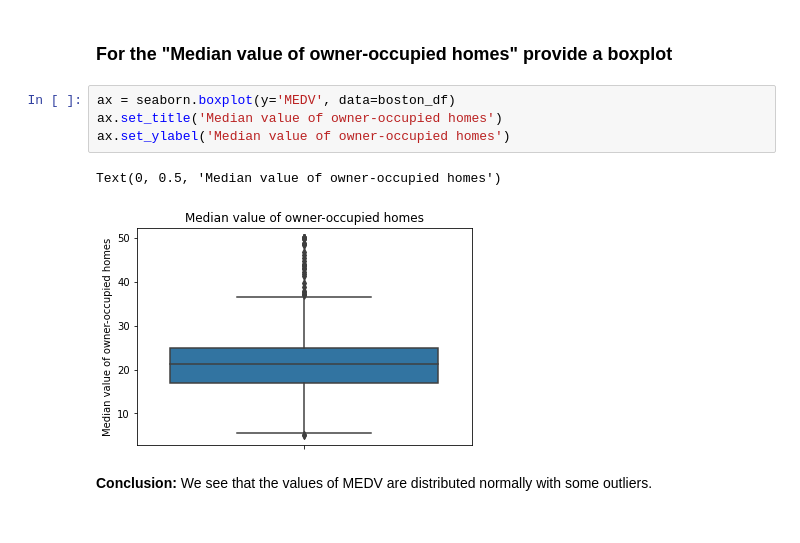
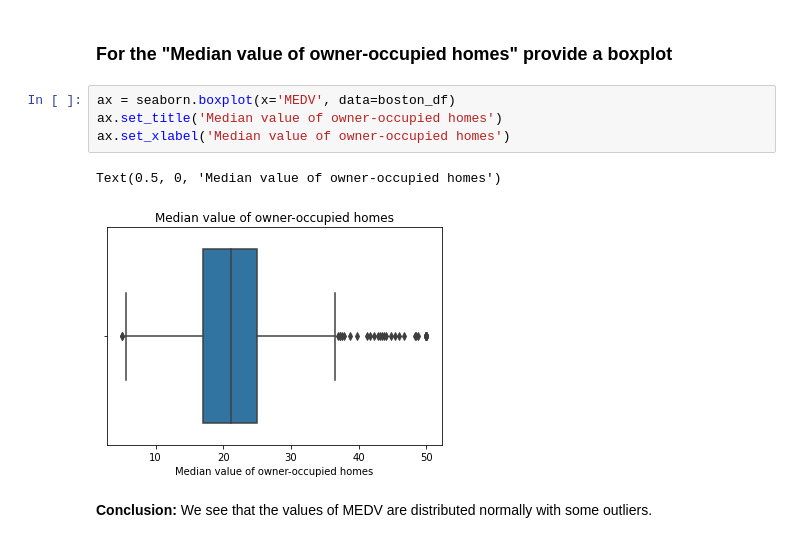
Before and after one commit to eks/statistics_for_data_science, a Jupyter notebook: Boston Housing.ipynb, the cells around one changed output. Saved outputs shown, nothing was run; the diff lists cells and outputs as text.

```diff
--- a/Boston Housing.ipynb
+++ b/Boston Housing.ipynb
@@ -61,12 +61,12 @@ Generate the following and explain your findings:
 # %% [markdown]
 ### For the "Median value of owner-occupied homes" provide a boxplot
 # %%
-ax = seaborn.boxplot(y='MEDV', data=boston_df)
+ax = seaborn.boxplot(x='MEDV', data=boston_df)
 ax.set_title('Median value of owner-occupied homes')
-ax.set_ylabel('Median value of owner-occupied homes')
+ax.set_xlabel('Median value of owner-occupied homes')
 # %% [output]
-Text(0, 0.5, 'Median value of owner-occupied homes')
+Text(0.5, 0, 'Median value of owner-occupied homes')
-[figure, old version]
+[figure, new version]
 # %% [markdown]
 **Conclusion:** We see that the values of MEDV are distributed normally with some outliers.
 # %% [markdown]
```
Also changed, not shown: parts of 3 cells of this notebook.
